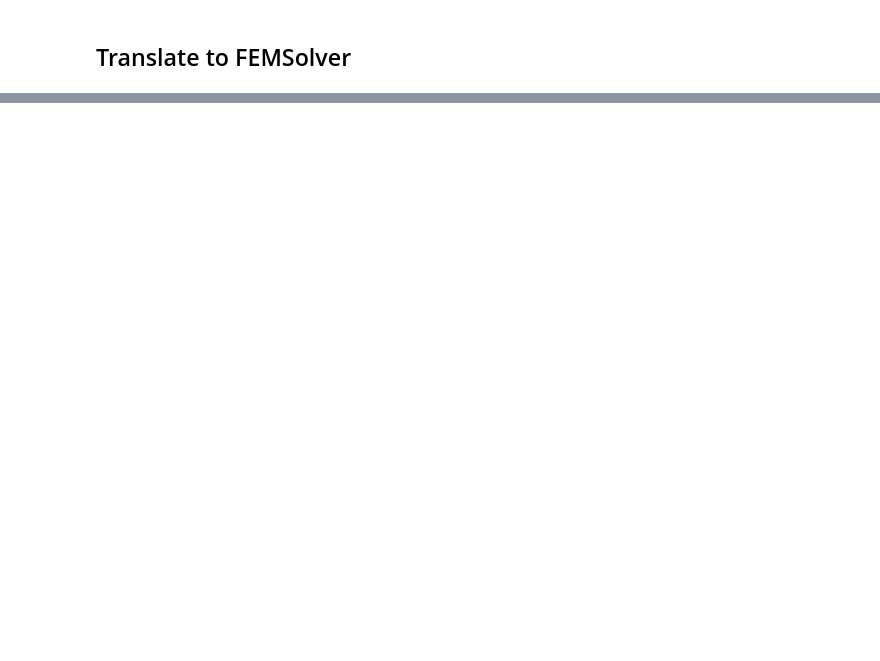
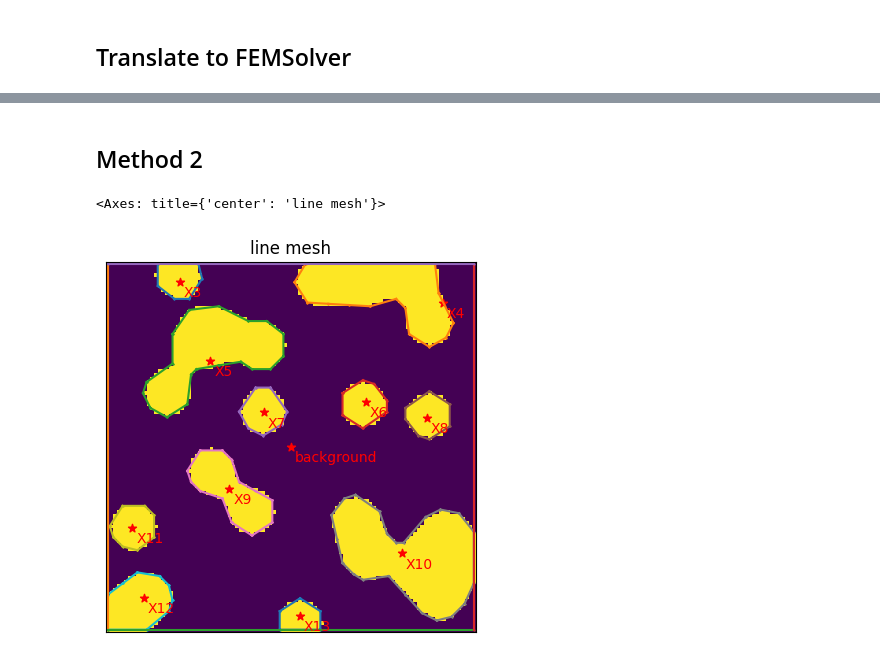
Before and after one commit to sebastian-sanchez-s/IMT3410-Proyecto, a Jupyter notebook: notebooks/Geometry2D.ipynb, the cells around one changed output, grey strips where cells are left out. Saved outputs shown, nothing was run; the diff lists cells and outputs as text; code cells hidden in the pictures; blank space fills up the shorter version.

```diff
--- a/notebooks/Geometry2D.ipynb
+++ b/notebooks/Geometry2D.ipynb
@@ -26,0 +57,17 @@ triangles.plot()
+# %% [markdown]
+## Method 2
+# %%
+from skimage.data import binary_blobs
+from nanomesh import Image, Mesher2D
+
+length = 100
+blobs = binary_blobs(length=length, volume_fraction=0.3, blob_size_fraction=0.2)
+plane = Image(blobs)
+
+mesh = Mesher2D(plane)
+mesh.generate_contour(group_regions=False)
+
+mesh.plot_contour(legend=False)
+# %% [output]
+<Axes: title={'center': 'line mesh'}>
+[figure, added]
```
Also changed, not shown: parts of 7 cells of this notebook.
